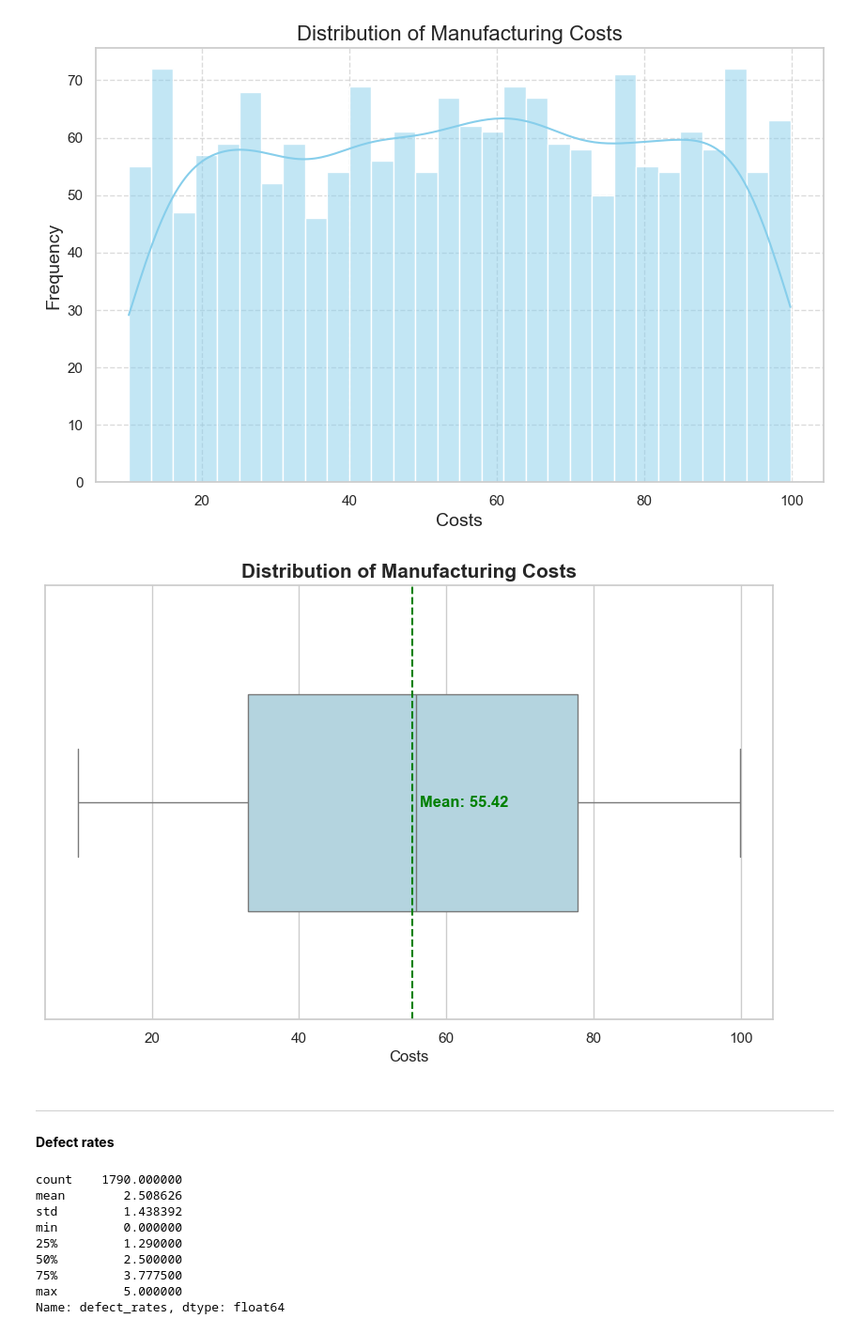
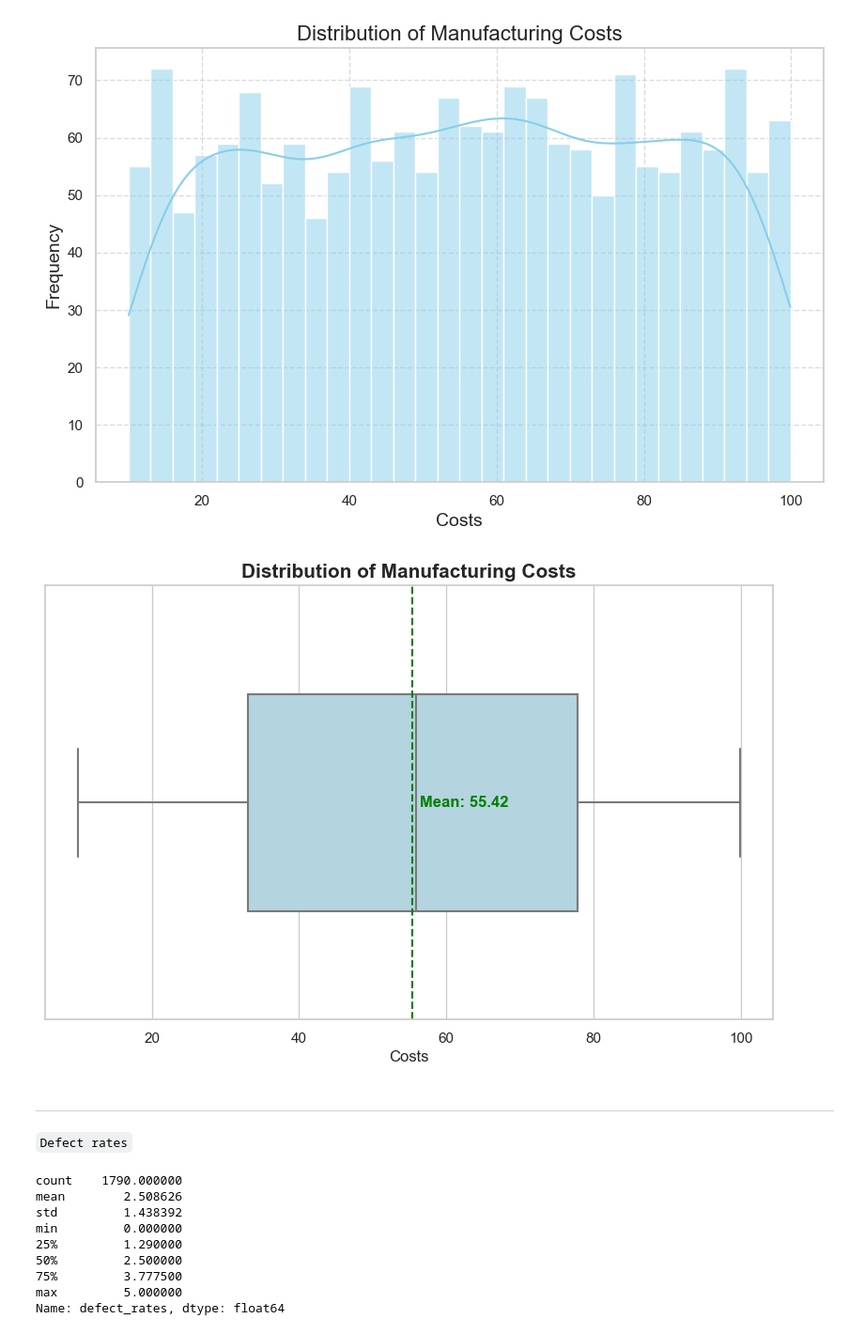
Before and after one commit to ayozmi/ai-logistics, a Jupyter notebook: notebooks/PricePredictor/3_EDA.ipynb, the cells around one changed output. Shown at 94% size. Saved outputs shown, nothing was run; the diff lists cells and outputs as text; code cells hidden in the pictures.

```diff
--- a/notebooks/PricePredictor/3_EDA.ipynb
+++ b/notebooks/PricePredictor/3_EDA.ipynb
@@ -478,16 +479,14 @@ plt.show()
 # %% [output]
 [figure]
 # %%
-sns.set(style="whitegrid")
-
 plt.figure(figsize=(10, 6))
-boxplot = sns.boxplot(x=eda['order_quantities'], color='lightblue', fliersize=5, width=0.5)
+boxplot = sns.boxplot(x=supply_chain_eda_df['order_quantities'], color='lightblue', fliersize=5, width=0.5)
 
 boxplot.set_title('Distribution of Order Quantities', fontsize=15, fontweight='bold')
 boxplot.set_xlabel('Amount of Orders', fontsize=12)
 boxplot.set_ylabel('')
 
-mean_price = eda['order_quantities'].mean()
+mean_price = supply_chain_eda_df['order_quantities'].mean()
 plt.axvline(mean_price, color='green', linestyle='--')
 plt.text(mean_price + 1, 0, f'Mean: {mean_price:.2f}', color='green', va='center', fontweight='bold')
 
@@ -524,16 +523,14 @@ plt.show()
 # %% [output]
 [figure]
 # %%
-sns.set(style="whitegrid")
-
 plt.figure(figsize=(10, 6))
-boxplot = sns.boxplot(x=eda['shipping_times'], color='lightblue', fliersize=5, width=0.5)
+boxplot = sns.boxplot(x=supply_chain_eda_df['shipping_times'], color='lightblue', fliersize=5, width=0.5)
 
 boxplot.set_title('Distribution of Shipping Times', fontsize=15, fontweight='bold')
 boxplot.set_xlabel('Number of Shipping Times', fontsize=12)
 boxplot.set_ylabel('')
 
-mean_price = eda['shipping_times'].mean()
+mean_price = supply_chain_eda_df['shipping_times'].mean()
 plt.axvline(mean_price, color='green', linestyle='--')
 plt.text(mean_price + 1, 0, f'Mean: {mean_price:.2f}', color='green', va='center', fontweight='bold')
 
@@ -570,16 +567,14 @@ plt.show()
 # %% [output]
 [figure]
 # %%
-sns.set(style="whitegrid")
-
 plt.figure(figsize=(10, 6))
-boxplot = sns.boxplot(x=eda['production_volumes'], color='lightblue', fliersize=5, width=0.5)
+boxplot = sns.boxplot(x=supply_chain_eda_df['production_volumes'], color='lightblue', fliersize=5, width=0.5)
 
 boxplot.set_title('Distribution of Production Volume', fontsize=15, fontweight='bold')
 boxplot.set_xlabel('Number of Orders', fontsize=12)
 boxplot.set_ylabel('')
 
-mean_price = eda['production_volumes'].mean()
+mean_price = supply_chain_eda_df['production_volumes'].mean()
 plt.axvline(mean_price, color='green', linestyle='--')
 plt.text(mean_price + 1, 0, f'Mean: {mean_price:.2f}', color='green', va='center', fontweight='bold')
 
@@ -616,16 +611,14 @@ plt.show()
 # %% [output]
 [figure]
 # %%
-sns.set(style="whitegrid")
-
 plt.figure(figsize=(10, 6))
-boxplot = sns.boxplot(x=eda['manufacturing_lead_time'], color='lightblue', fliersize=5, width=0.5)
+boxplot = sns.boxplot(x=supply_chain_eda_df['manufacturing_lead_time'], color='lightblue', fliersize=5, width=0.5)
 
 boxplot.set_title('Distribution of Order Quantities', fontsize=15, fontweight='bold')
 boxplot.set_xlabel('Time', fontsize=12)
 boxplot.set_ylabel('')
 
-mean_price = eda['manufacturing_lead_time'].mean()
+mean_price = supply_chain_eda_df['manufacturing_lead_time'].mean()
 plt.axvline(mean_price, color='green', linestyle='--')
 plt.text(mean_price + 1, 0, f'Mean: {mean_price:.2f}', color='green', va='center', fontweight='bold')
 
@@ -662,24 +655,22 @@ plt.show()
 # %% [output]
 [figure]
 # %%
-sns.set(style="whitegrid")
-
 plt.figure(figsize=(10, 6))
-boxplot = sns.boxplot(x=eda['manufacturing_costs'], color='lightblue', fliersize=5, width=0.5)
+boxplot = sns.boxplot(x=supply_chain_eda_df['manufacturing_costs'], color='lightblue', fliersize=5, width=0.5)
 
 boxplot.set_title('Distribution of Manufacturing Costs', fontsize=15, fontweight='bold')
 boxplot.set_xlabel('Costs', fontsize=12)
 boxplot.set_ylabel('')
 
-mean_price = eda['manufacturing_costs'].mean()
+mean_price = supply_chain_eda_df['manufacturing_costs'].mean()
 plt.axvline(mean_price, color='green', linestyle='--')
 plt.text(mean_price + 1, 0, f'Mean: {mean_price:.2f}', color='green', va='center', fontweight='bold')
 
 plt.show()
 # %% [output]
-[figure, old version]
+[figure, new version]
 # %% [markdown]
 ---
 # %% [markdown]
-**Defect rates**
+`Defect rates`
 # %%
```
Also changed, not shown: parts of 93 cells of this notebook, 7 other files.
